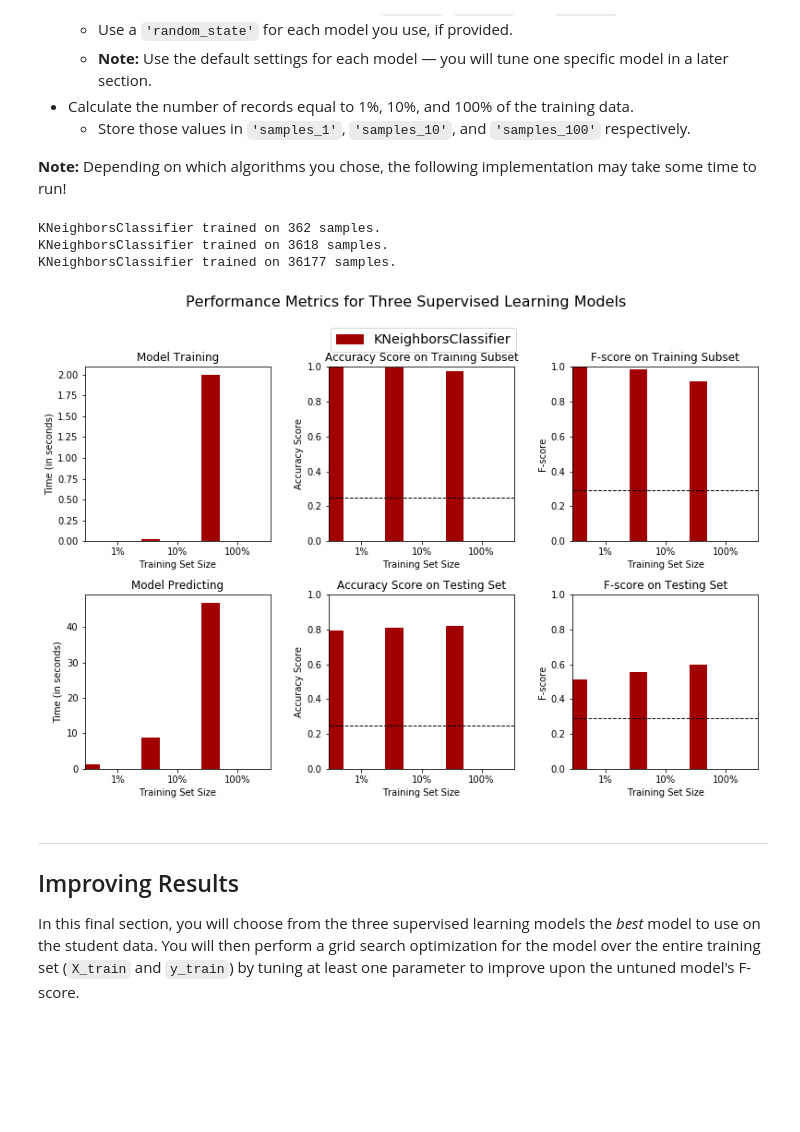
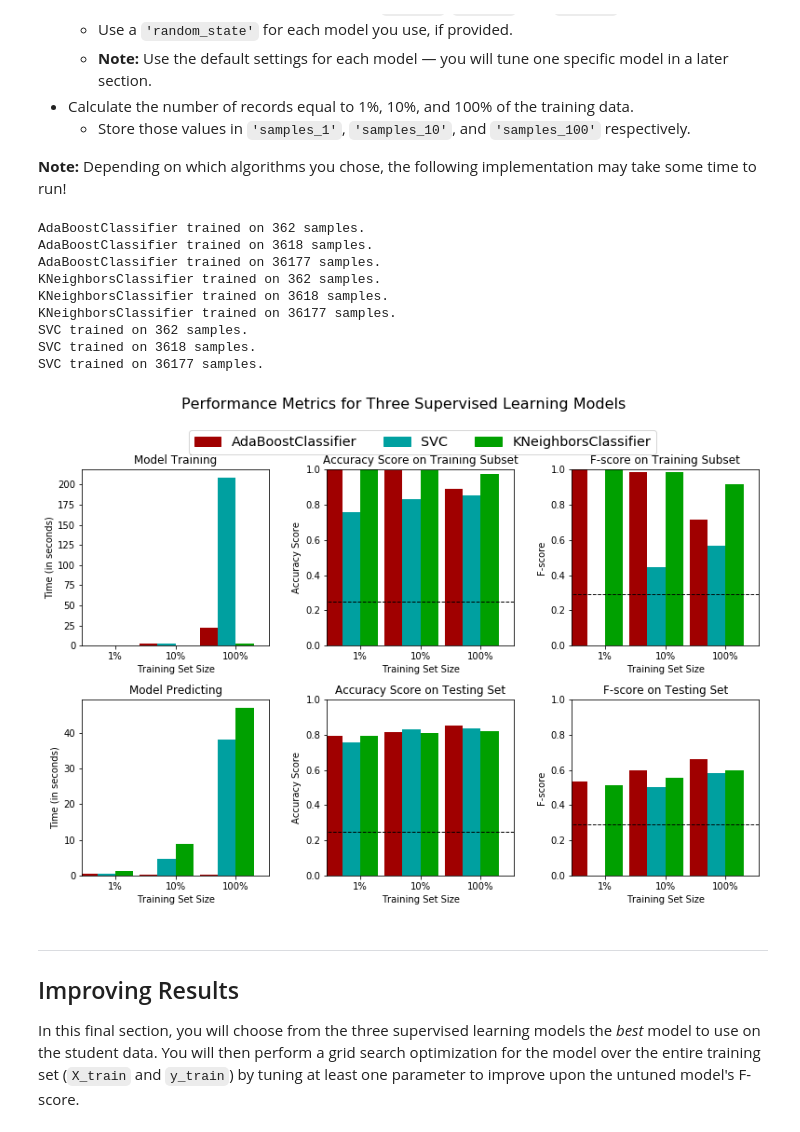
Before and after one commit to brindha87/finding_donors, a Jupyter notebook: finding_donors.ipynb, the cells around one changed output. Drawn from its saved outputs; the diff is of its cells as text; code cells hidden in the pictures; blank space fills up the shorter version.

```diff
--- a/finding_donors.ipynb
+++ b/finding_donors.ipynb
@@ -402,44 +402,46 @@ In the code cell, you will need to implement the following:
 **Note:** Depending on which algorithms you chose, the following implementation may take some time to run!
 # %%
 # TODO: Import the three supervised learning models from sklearn
-#from sklearn.ensemble import AdaBoostClassifier
-#from sklearn.tree import DecisionTreeClassifier
+from sklearn.ensemble import AdaBoostClassifier
+from sklearn.tree import DecisionTreeClassifier
 from sklearn.neighbors import KNeighborsClassifier
-#from sklearn.svm import SVC
+from sklearn.svm import SVC
 
 # TODO: Initialize the three models
+clf_A = AdaBoostClassifier(DecisionTreeClassifier(max_depth=5), algorithm="SAMME.R", n_estimators=100, random_state=5)
 clf_B = KNeighborsClassifier(n_neighbors=5, weights='distance', p=2)
+clf_C = SVC(kernel='rbf',random_state=5,gamma=0.01,C=1)
 
-'''
-clf_A = AdaBoostClassifier(DecisionTreeClassifier(max_depth=5), algorithm="SAMME.R", n_estimators=100, random_state=5)
-
-clf_C = SVC(kernel='rbf',random_state=5,gamma=0.01,C=1)
-'''
 # TODO: Calculate the number of samples for 1%, 10%, and 100% of the training data
 # HINT: samples_100 is the entire training set i.e. len(y_train)
 # HINT: samples_10 is 10% of samples_100
 # HINT: samples_1 is 1% of samples_100
 samples_100 = len(y_train)
 samples_10 = int(round(0.1*samples_100))
 samples_1 = int(round(0.01*samples_100))
 
 # Collect results on the learners
 results = {}
-#for clf in [clf_A, clf_B, clf_C]:
-for clf in [clf_B]:
+for clf in [clf_A, clf_B, clf_C]:
     clf_name = clf.__class__.__name__
     results[clf_name] = {}
     for i, samples in enumerate([samples_1, samples_10, samples_100]):
         results[clf_name][i] = \
         train_predict(clf, samples, X_train, y_train, X_test, y_test)
 
 # Run metrics visualization for the three supervised learning models chosen
 vs.evaluate(results, accuracy, fscore)
 # %% [output]
+AdaBoostClassifier trained on 362 samples.
+AdaBoostClassifier trained on 3618 samples.
+AdaBoostClassifier trained on 36177 samples.
 KNeighborsClassifier trained on 362 samples.
 KNeighborsClassifier trained on 3618 samples.
 KNeighborsClassifier trained on 36177 samples.
+SVC trained on 362 samples.
+SVC trained on 3618 samples.
+SVC trained on 36177 samples.
-[figure, old version]
+[figure, new version]
 # %% [markdown]
 ----
 ## Improving Results
```
